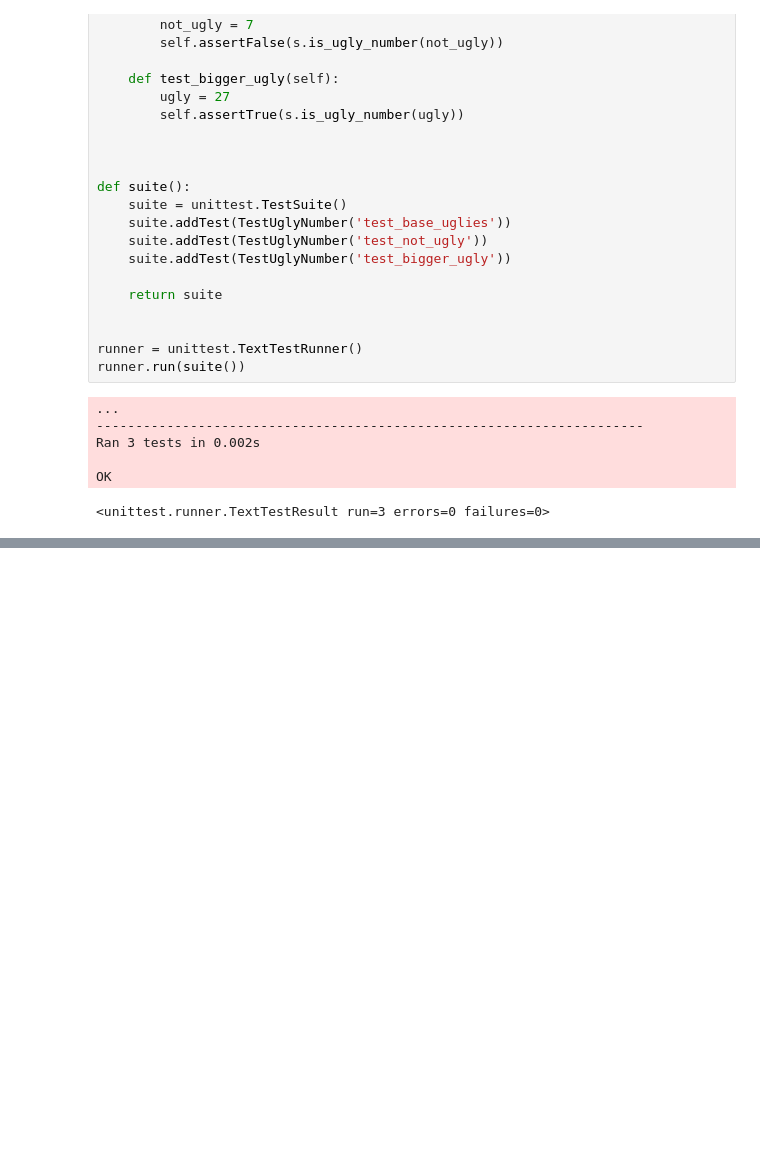
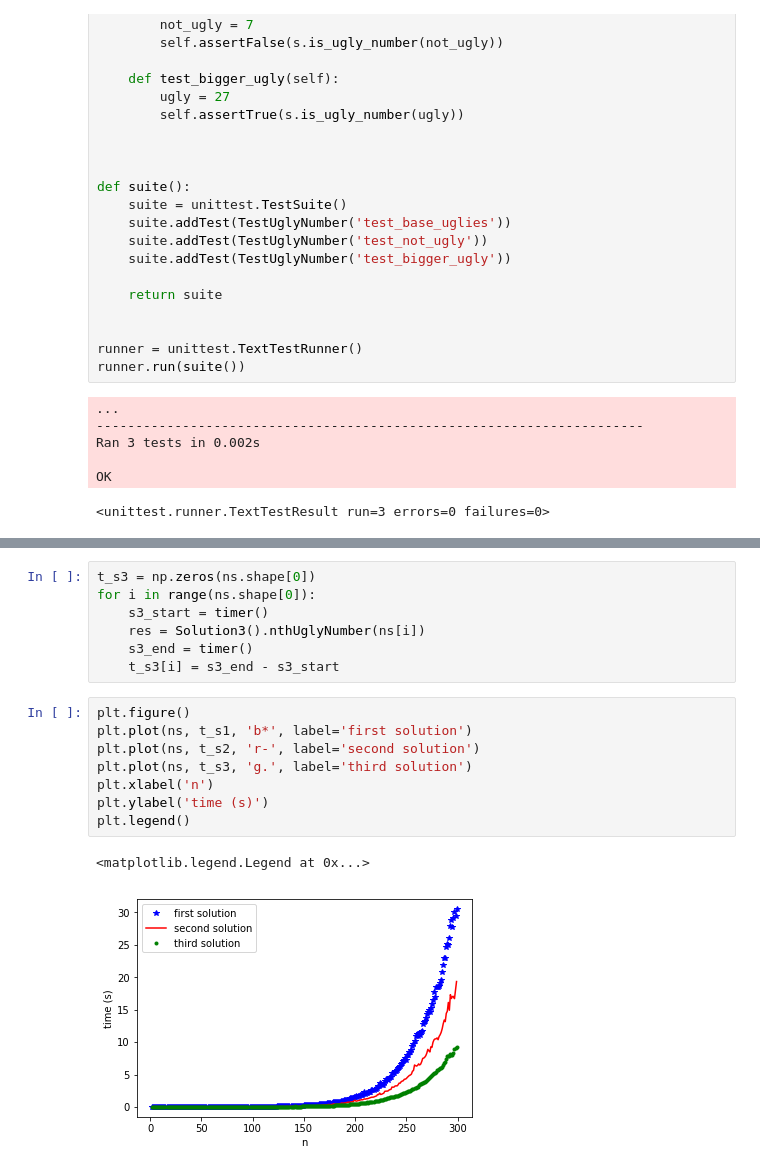
Before and after one commit to azdoherty/algorithms, a Jupyter notebook: ugly_number.ipynb, the cells around one changed output, grey strips where cells are left out. Cells and saved outputs as stored; diff of their text form; blank space fills up the shorter version.

```diff
--- a/ugly_number.ipynb
+++ b/ugly_number.ipynb
@@ -267,0 +323,18 @@ That resulted in a modest increase in speed, but still not spectacular.
+# %%
+t_s3 = np.zeros(ns.shape[0])
+for i in range(ns.shape[0]):
+    s3_start = timer()
+    res = Solution3().nthUglyNumber(ns[i])
+    s3_end = timer()
+    t_s3[i] = s3_end - s3_start
+# %%
+plt.figure()
+plt.plot(ns, t_s1, 'b*', label='first solution')
+plt.plot(ns, t_s2, 'r-', label='second solution')
+plt.plot(ns, t_s3, 'g.', label='third solution')
+plt.xlabel('n')
+plt.ylabel('time (s)')
+plt.legend()
+# %% [output]
+<matplotlib.legend.Legend at 0x...>
+[figure, added]
```
Also changed, not shown: parts of 5 cells of this notebook.
